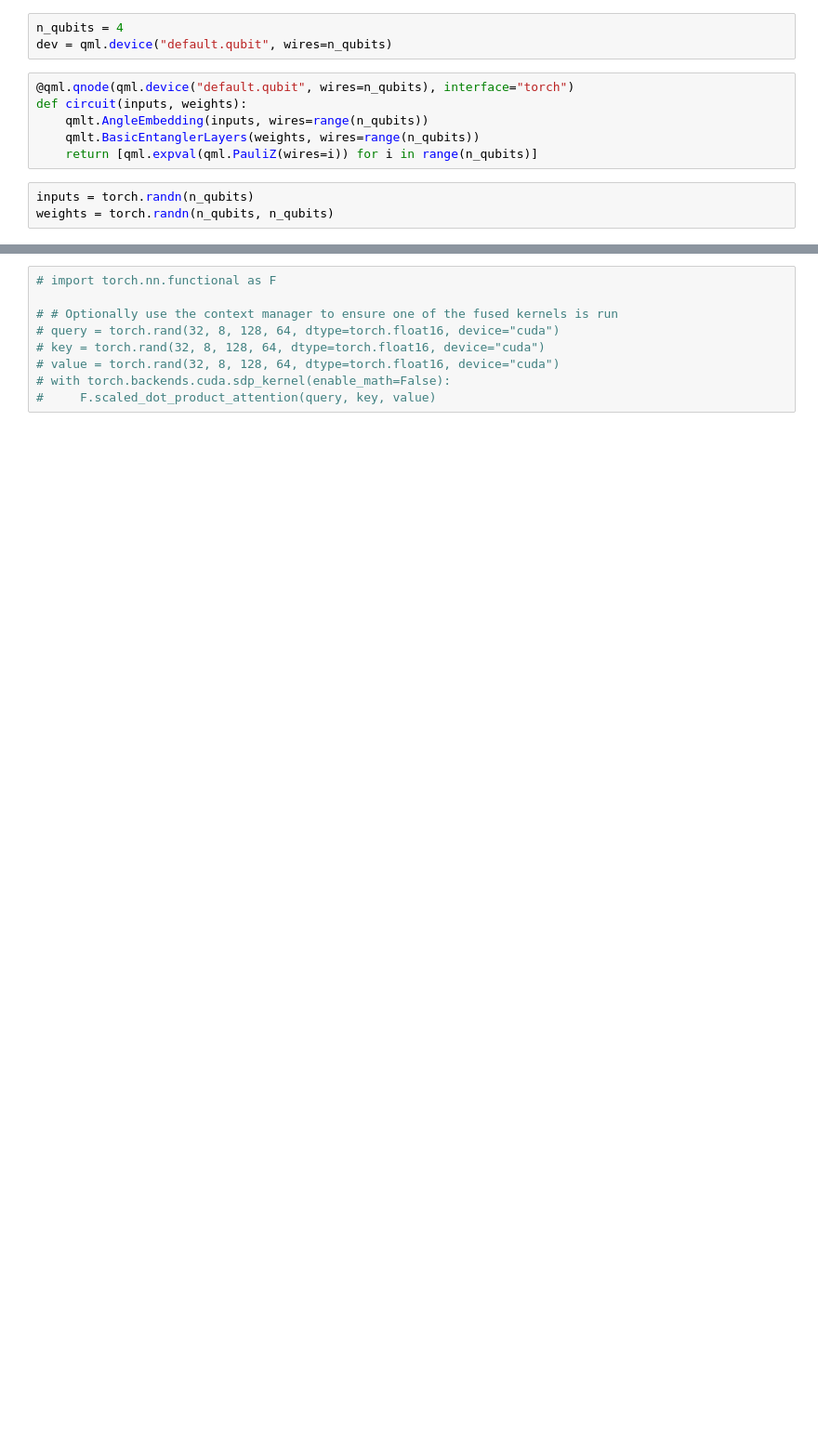
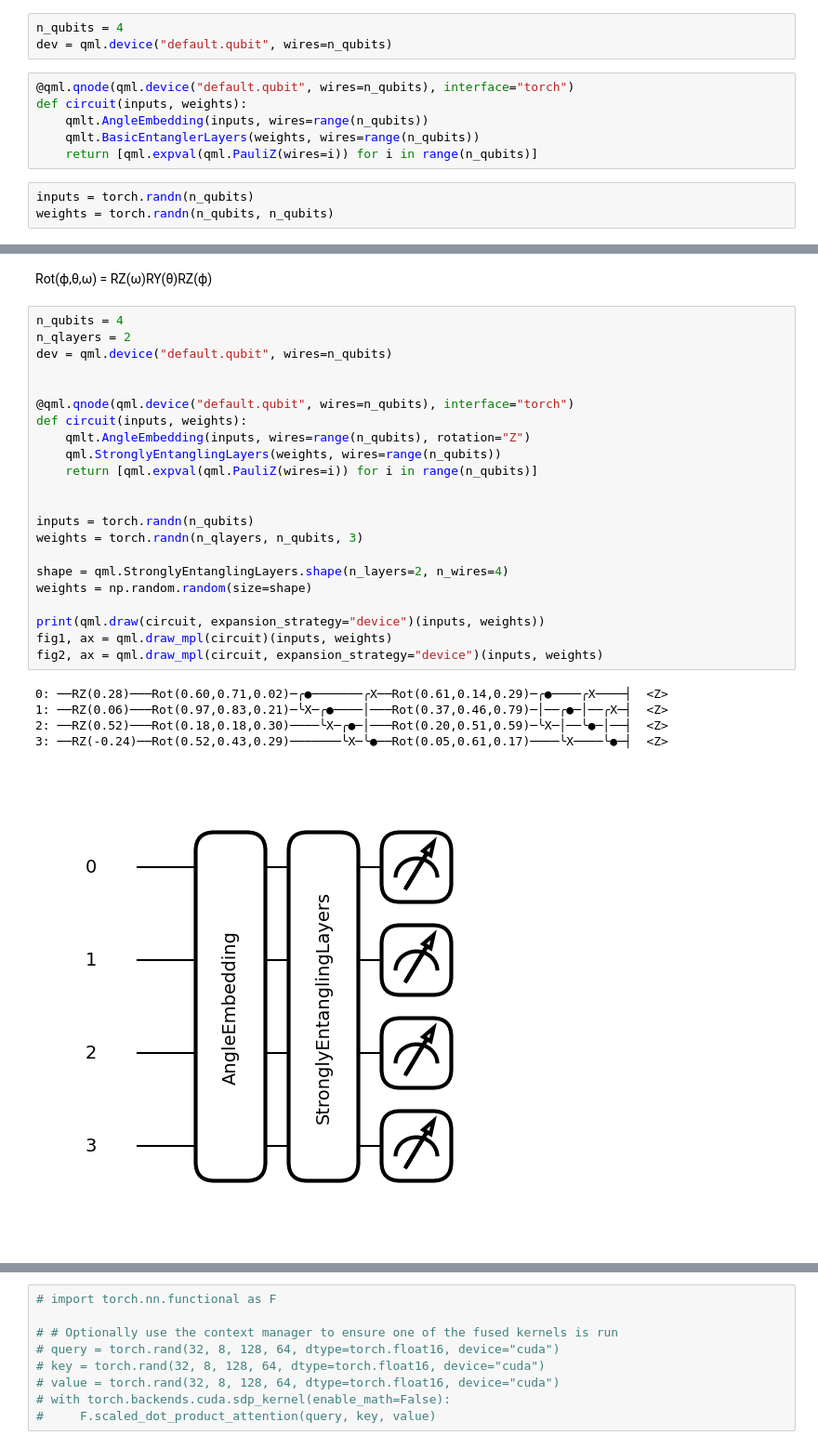
Before and after one commit to NicholasChoong/QuantumTransformer, a Jupyter notebook: test.ipynb, the cells around one changed output, grey strips where cells are left out. Shown at 93% size. Saved outputs shown, nothing was run; the diff lists cells and outputs as text; blank space fills up the shorter version.

Commit message:
test strong vqc

```diff
--- a/test.ipynb
+++ b/test.ipynb
@@ -107,0 +132,30 @@ fig2, ax = qml.draw_mpl(multiple_angle_embedding_circuit, expansion_strategy="de
+# %% [markdown]
+Rot(ϕ,θ,ω) = RZ(ω)RY(θ)RZ(ϕ)
+# %%
+n_qubits = 4
+n_qlayers = 2
+dev = qml.device("default.qubit", wires=n_qubits)
+
+
+@qml.qnode(qml.device("default.qubit", wires=n_qubits), interface="torch")
+def circuit(inputs, weights):
+    qmlt.AngleEmbedding(inputs, wires=range(n_qubits), rotation="Z")
+    qml.StronglyEntanglingLayers(weights, wires=range(n_qubits))
+    return [qml.expval(qml.PauliZ(wires=i)) for i in range(n_qubits)]
+
+
+inputs = torch.randn(n_qubits)
+weights = torch.randn(n_qlayers, n_qubits, 3)
+
+shape = qml.StronglyEntanglingLayers.shape(n_layers=2, n_wires=4)
+weights = np.random.random(size=shape)
+
+print(qml.draw(circuit, expansion_strategy="device")(inputs, weights))
+fig1, ax = qml.draw_mpl(circuit)(inputs, weights)
+fig2, ax = qml.draw_mpl(circuit, expansion_strategy="device")(inputs, weights)
+# %% [output]
+0: ──RZ(0.28)───Rot(0.60,0.71,0.02)─╭●───────╭X──Rot(0.61,0.14,0.29)─╭●────╭X────┤  <Z>
+1: ──RZ(0.06)───Rot(0.97,0.83,0.21)─╰X─╭●────│───Rot(0.37,0.46,0.79)─│──╭●─│──╭X─┤  <Z>
+2: ──RZ(0.52)───Rot(0.18,0.18,0.30)────╰X─╭●─│───Rot(0.20,0.51,0.59)─╰X─│──╰●─│──┤  <Z>
+3: ──RZ(-0.24)──Rot(0.52,0.43,0.29)───────╰X─╰●──Rot(0.05,0.61,0.17)────╰X────╰●─┤  <Z>
+[figure, added]
```
Also changed, not shown: parts of 11 cells of this notebook.
